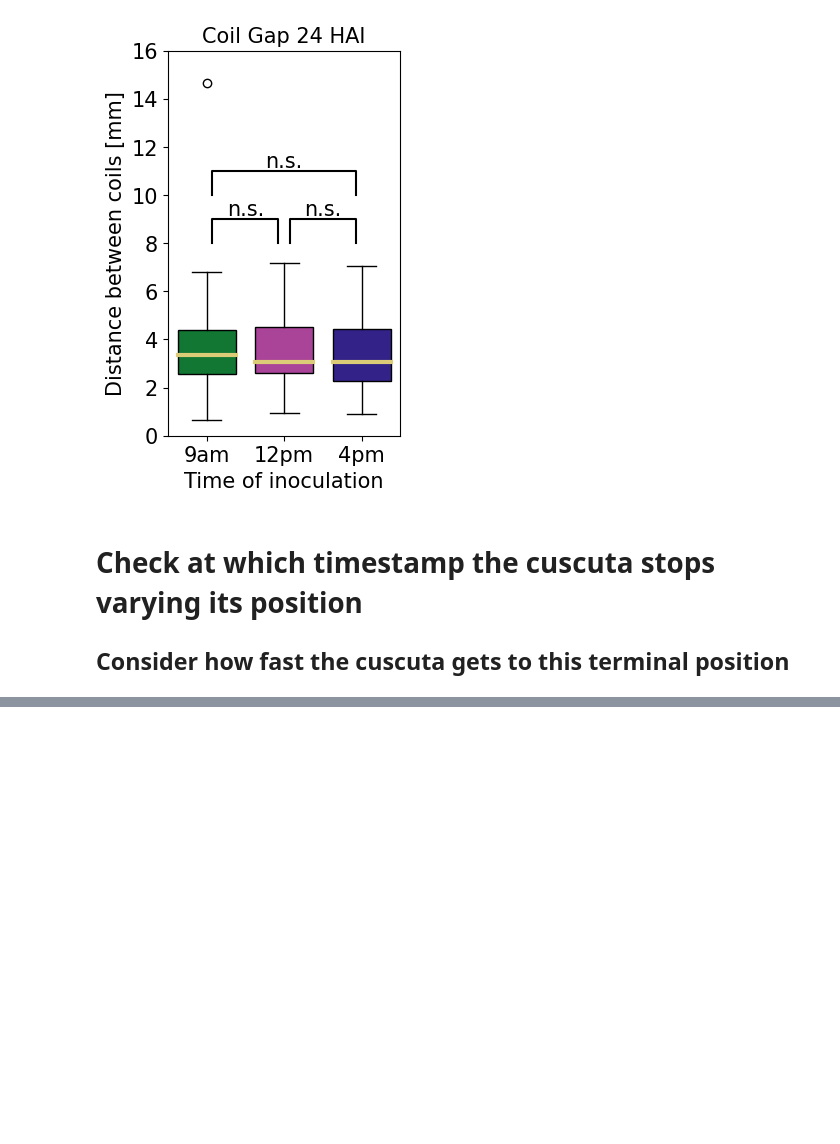
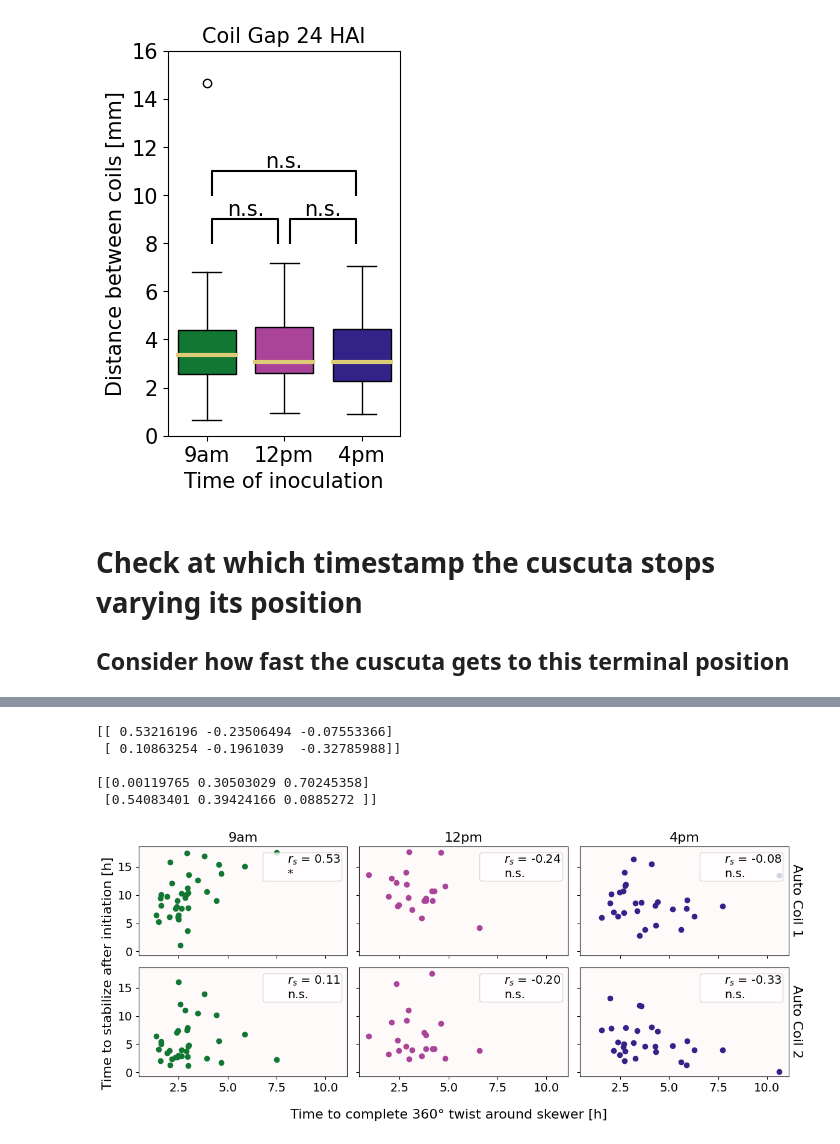
Before and after one commit to ejamezquita/cuscuta, a Jupyter notebook: jupyter/03_pd_wrangle.ipynb, the cells around one changed output, grey strips where cells are left out. Cells and saved outputs as stored; diff of their text form; code cells hidden in the pictures; blank space fills up the shorter version.

```diff
--- a/jupyter/03_pd_wrangle.ipynb
+++ b/jupyter/03_pd_wrangle.ipynb
@@ -909,0 +915,41 @@ for i in range(len(Times)):
+# %%
+r2s = np.zeros((2,3))
+r2p = np.copy(r2s)
+
+fig, ax = plt.subplots(2,3, figsize=(12,5), sharey=True, sharex=True)
+#ax = np.atleast_1d(ax).ravel(); i=0
+
+for i in range(len(Times)):
+    key = Times[i]
+    for j in range(2):
+        #r2[j,i] = metrics.r2_score(speed[key], quicks[key][:,j])
+        corr = stats.spearmanr(speed[key], quicks[key][:,j])
+        r2s[j,i] = corr.statistic
+        r2p[j,i] = corr.pvalue
+
+        ax[j,i].tick_params(labelsize=14)
+        ax[j,i].scatter(speed[key], quicks[key][:,j], c=colors[i], label='$r_s$ = {:.2f}\n{}'.format(corr.statistic, singifscalar(corr.pvalue)) )
+        ax[j,i].legend(loc='upper right', fontsize=14, markerscale=0, borderpad=0.1, handletextpad=0)
+        ax[j,i].set_facecolor('snow')
+
+    ax[0,i].set_title(key, fontsize=16)
+
+for i in range(2):
+    ax[i,-1].text(11.5, 9, 'Auto Coil {}'.format(i+1), ha='center', va='center', color='k', rotation=270, fontsize=16)
+
+fig.supxlabel('Time to complete 360° twist around skewer [h]', fontsize=16)
+fig.supylabel('Time to stabilize after initiation [h]', fontsize=16)
+fig.tight_layout()
+
+print(r2s, '\n\n', r2p, sep='')
+
+filename = dst + 'stabilization_vs_twisting'
+plt.savefig(filename + '.svg', format='svg', bbox_inches='tight')
+plt.savefig(filename + '.jpg', format='jpg', dpi=200, pil_kwargs={'optimize':True}, bbox_inches='tight')
+# %% [output]
+[[ 0.53216196 -0.23506494 -0.07553366]
+ [ 0.10863254 -0.1961039  -0.32785988]]
+
+[[0.00119765 0.30503029 0.70245358]
+ [0.54083401 0.39424166 0.0885272 ]]
+[figure, added]
```
Also changed, not shown: parts of 14 cells of this notebook, 5 other files.
